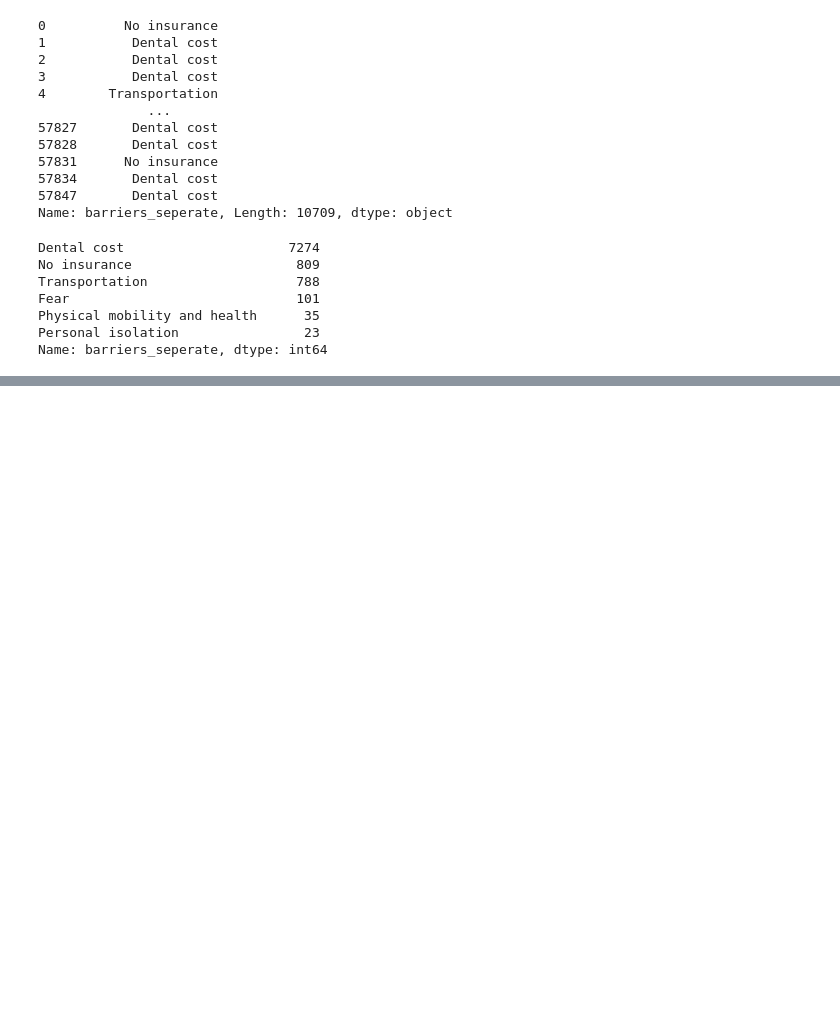
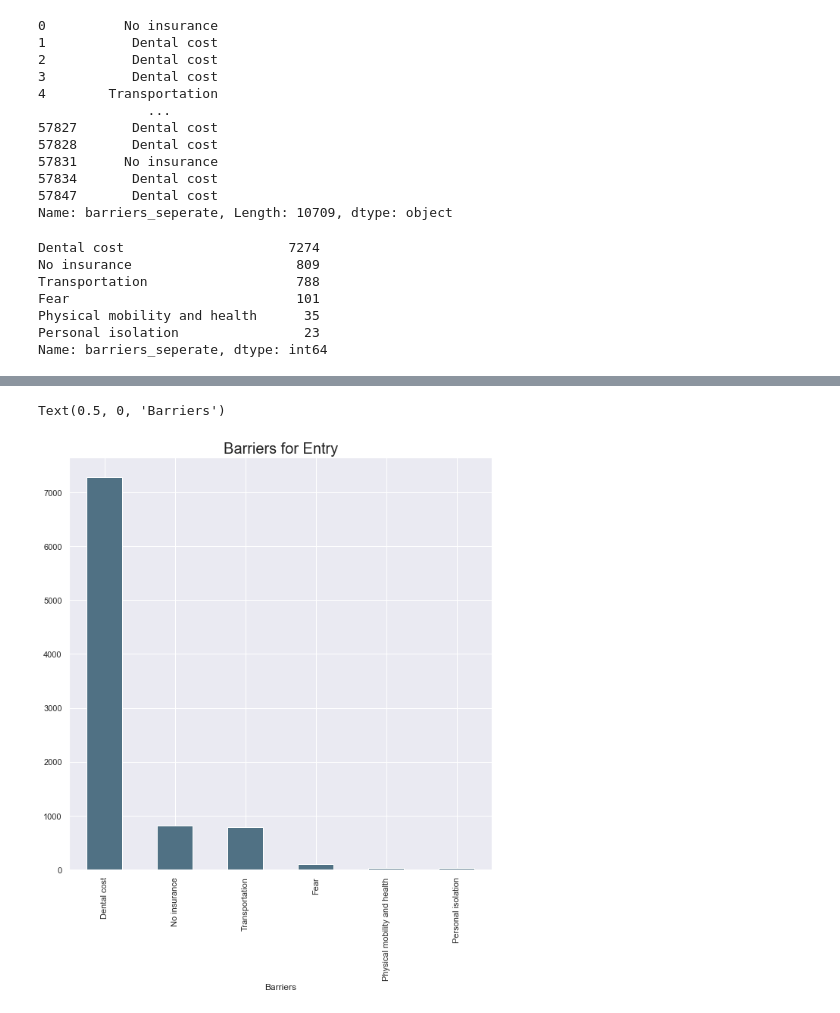
Before and after one commit to Rhunsilval/smile_on_python, a Jupyter notebook: notebook/smile_2.ipynb, the cells around one changed output, grey strips where cells are left out. Cells and saved outputs as stored; diff of their text form; code cells hidden in the pictures; blank space fills up the shorter version.

```diff
--- a/notebook/smile_2.ipynb
+++ b/notebook/smile_2.ipynb
@@ -166,0 +172,7 @@ Name: barriers_seperate, dtype: int64
+# %%
+smile.barriers_seperate.value_counts().plot.bar( figsize = (10, 10), color = '#507184ff')
+plt.title('Barriers for Entry', fontsize = 20)
+plt.xlabel('Barriers')
+# %% [output]
+Text(0.5, 0, 'Barriers')
+[figure, added]
```
Also changed, not shown: parts of 5 cells of this notebook.
